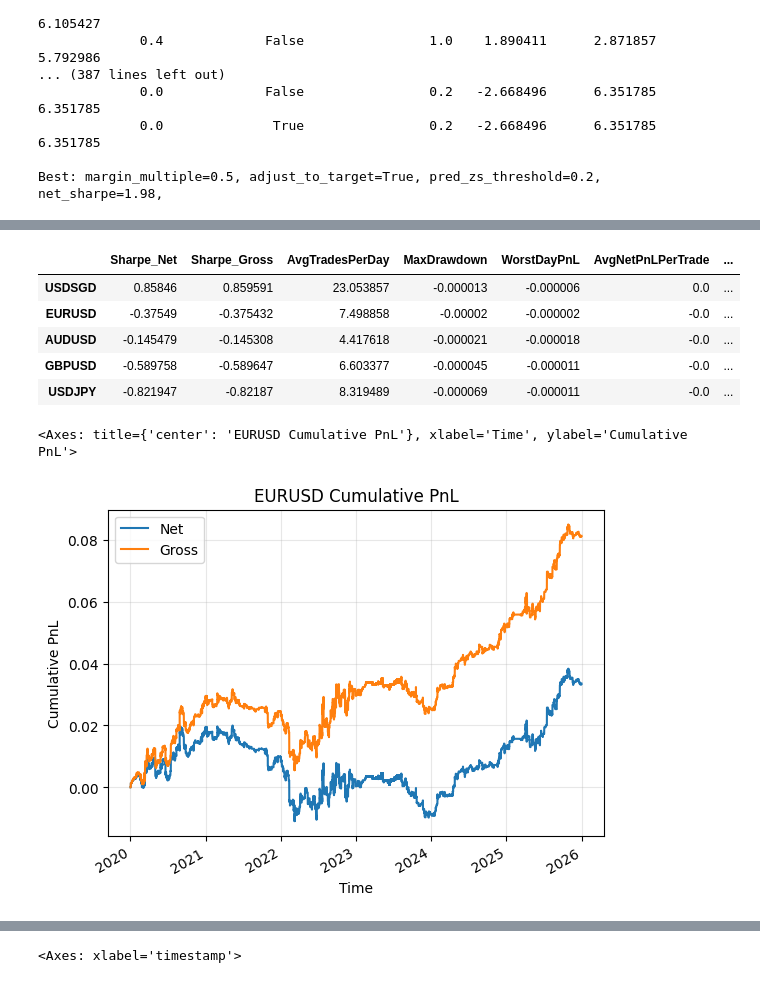
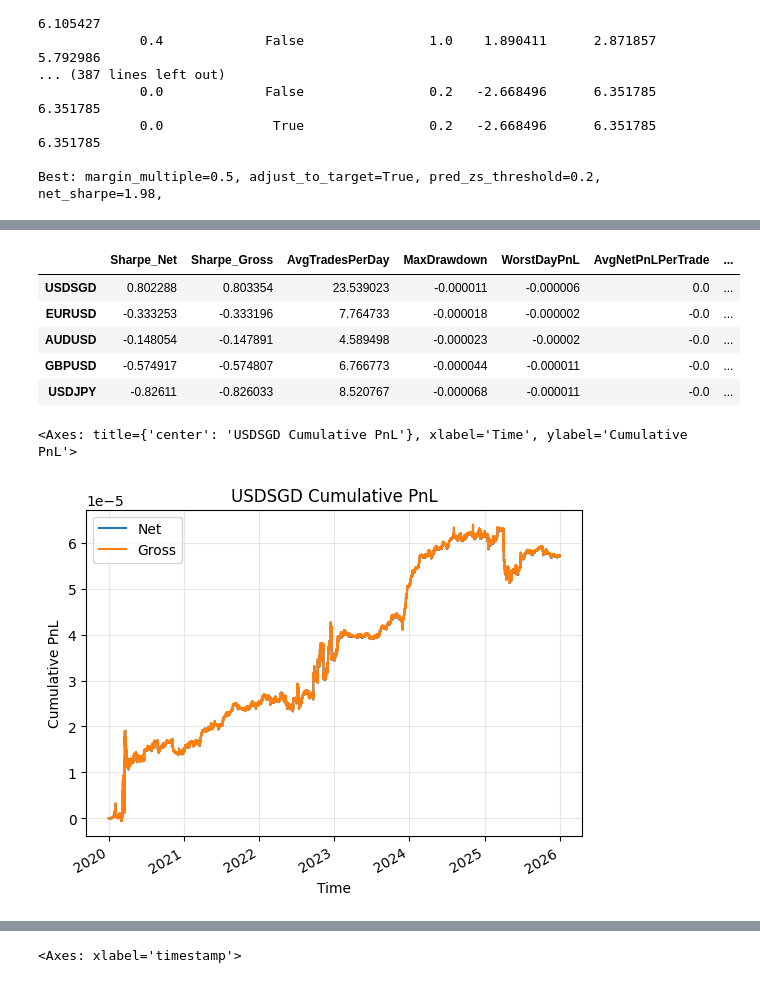
Before and after one commit to muqali/systematic-trading, a Jupyter notebook: src/systematic_trading/research/sgd_neer.ipynb, the cells around one changed output, grey strips where cells are left out. Cells and saved outputs as stored; diff of their text form; code cells hidden in the pictures.

```diff
--- a/src/systematic_trading/research/sgd_neer.ipynb
+++ b/src/systematic_trading/research/sgd_neer.ipynb
@@ -20,16 +37,10 @@ prices = get_resampled_quotes(instruments, start_date, end_date, freq)
 # %%
-import importlib
-import strategy.sgd_neer_strategy as sn
-
-importlib.reload(sn)
-from strategy.sgd_neer_strategy import SGDNEERStrategy
-
-strategy = SGDNEERStrategy(instruments, prices,
+strategy = sns.SGDNEERStrategy(instruments, prices,
                         {"past_horizon": pd.Timedelta(minutes=120),
                          "zscore_window": pd.Timedelta(days=5),
                          "future_horizon": pd.Timedelta(minutes=15),
                          "zscore_entry_threshold": 1.0,
-                         "spread_rolling_window": pd.Timedelta(minutes=120),
+                         "spread_rolling_window": pd.Timedelta(minutes=60),
                          "margin_multiple":0.5,
                          "adjust_to_target": True,
                          "delay_trade_on_signal": False
@@ -219,16 +301,16 @@ report = PerformanceReport(instruments, trader)
 report.generate_performance_report()
 # %% [output]
 |  | Sharpe_Net | Sharpe_Gross | AvgTradesPerDay | MaxDrawdown | WorstDayPnL | AvgNetPnLPerTrade | ... |
-| USDSGD | 0.85846 | 0.859591 | 23.053857 | -0.000013 | -0.000006 | 0.0 | ... |
-| EURUSD | -0.37549 | -0.375432 | 7.498858 | -0.00002 | -0.000002 | -0.0 | ... |
-| AUDUSD | -0.145479 | -0.145308 | 4.417618 | -0.000021 | -0.000018 | -0.0 | ... |
-| GBPUSD | -0.589758 | -0.589647 | 6.603377 | -0.000045 | -0.000011 | -0.0 | ... |
-| USDJPY | -0.821947 | -0.82187 | 8.319489 | -0.000069 | -0.000011 | -0.0 | ... |
+| USDSGD | 0.802288 | 0.803354 | 23.539023 | -0.000011 | -0.000006 | 0.0 | ... |
+| EURUSD | -0.333253 | -0.333196 | 7.764733 | -0.000018 | -0.000002 | -0.0 | ... |
+| AUDUSD | -0.148054 | -0.147891 | 4.589498 | -0.000023 | -0.00002 | -0.0 | ... |
+| GBPUSD | -0.574917 | -0.574807 | 6.766773 | -0.000044 | -0.000011 | -0.0 | ... |
+| USDJPY | -0.82611 | -0.826033 | 8.520767 | -0.000068 | -0.000011 | -0.0 | ... |
 # %%
-report.plot_cumulative_pnl('EURUSD')
+report.plot_cumulative_pnl('USDSGD')
 # %% [output]
-<Axes: title={'center': 'EURUSD Cumulative PnL'}, xlabel='Time', ylabel='Cumulative PnL'>
+<Axes: title={'center': 'USDSGD Cumulative PnL'}, xlabel='Time', ylabel='Cumulative PnL'>
-[figure, old version]
+[figure, new version]
 # %%
 import numpy as np
 
```
Also changed, not shown: parts of 11 cells of this notebook, 3 other files.
